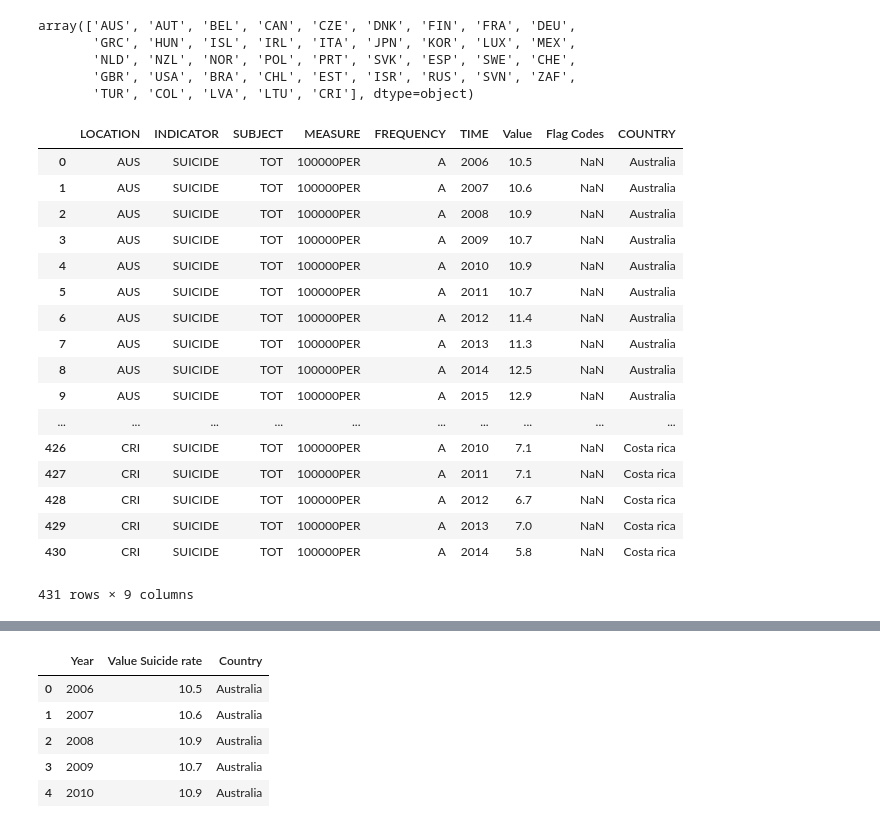
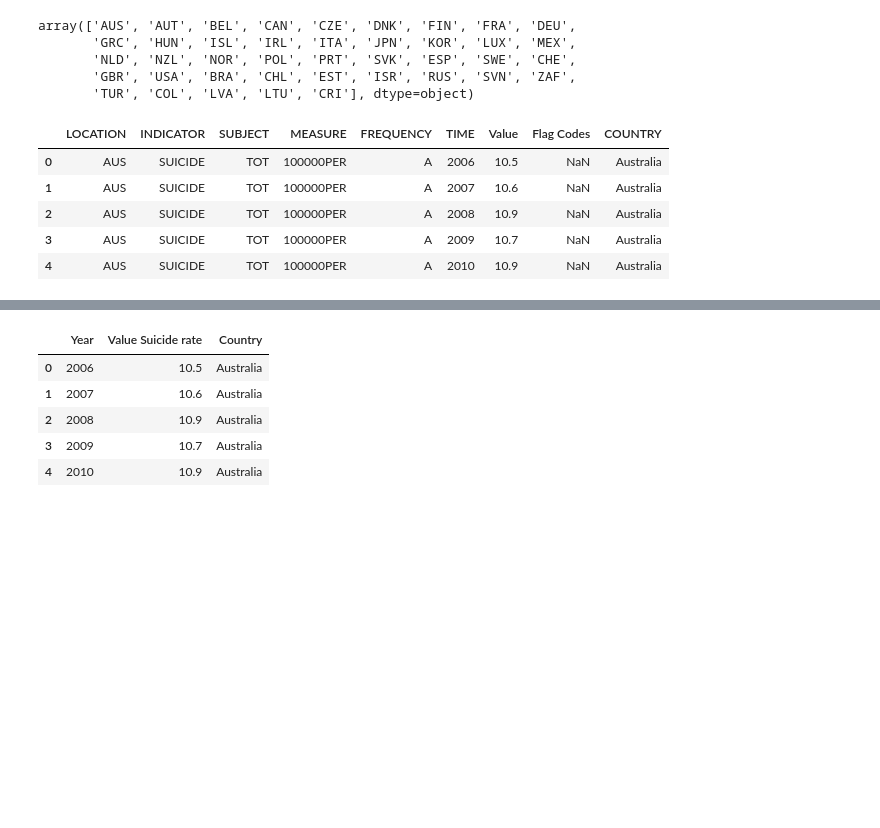
Before and after one commit to hackan98/DMML2019_Team_Nestle, a Jupyter notebook: code/Data_mining,_Project_group_Nestle.ipynb, the cells around one changed output, grey strips where cells are left out. Drawn from its saved outputs; the diff is of its cells as text; code cells hidden in the pictures; blank space fills up the shorter version.

```diff
--- a/code/Data_mining,_Project_group_Nestle.ipynb
+++ b/code/Data_mining,_Project_group_Nestle.ipynb
@@ -872,26 +720,14 @@ country4={
 }
 # %%
 df_TauxSuicide['COUNTRY'] = df_TauxSuicide['LOCATION'].map(country4)
-df_TauxSuicide
+df_TauxSuicide.head()
 # %% [output]
 |  | LOCATION | INDICATOR | SUBJECT | MEASURE | FREQUENCY | TIME | Value | Flag Codes | COUNTRY |
 | 0 | AUS | SUICIDE | TOT | 100000PER | A | 2006 | 10.5 | NaN | Australia |
 | 1 | AUS | SUICIDE | TOT | 100000PER | A | 2007 | 10.6 | NaN | Australia |
 | 2 | AUS | SUICIDE | TOT | 100000PER | A | 2008 | 10.9 | NaN | Australia |
 | 3 | AUS | SUICIDE | TOT | 100000PER | A | 2009 | 10.7 | NaN | Australia |
 | 4 | AUS | SUICIDE | TOT | 100000PER | A | 2010 | 10.9 | NaN | Australia |
-| 5 | AUS | SUICIDE | TOT | 100000PER | A | 2011 | 10.7 | NaN | Australia |
-| 6 | AUS | SUICIDE | TOT | 100000PER | A | 2012 | 11.4 | NaN | Australia |
-| 7 | AUS | SUICIDE | TOT | 100000PER | A | 2013 | 11.3 | NaN | Australia |
-| 8 | AUS | SUICIDE | TOT | 100000PER | A | 2014 | 12.5 | NaN | Australia |
-| 9 | AUS | SUICIDE | TOT | 100000PER | A | 2015 | 12.9 | NaN | Australia |
-| ... | ... | ... | ... | ... | ... | ... | ... | ... | ... |
-| 426 | CRI | SUICIDE | TOT | 100000PER | A | 2010 | 7.1 | NaN | Costa rica |
-| 427 | CRI | SUICIDE | TOT | 100000PER | A | 2011 | 7.1 | NaN | Costa rica |
-| 428 | CRI | SUICIDE | TOT | 100000PER | A | 2012 | 6.7 | NaN | Costa rica |
-| 429 | CRI | SUICIDE | TOT | 100000PER | A | 2013 | 7.0 | NaN | Costa rica |
-| 430 | CRI | SUICIDE | TOT | 100000PER | A | 2014 | 5.8 | NaN | Costa rica |
-431 rows × 9 columns
 # %%
 to_drop = ['LOCATION','INDICATOR', 'SUBJECT', 'MEASURE', 'FREQUENCY', 'Flag Codes']
 df_TauxSuicide.drop(to_drop, inplace=True, axis=1)
```
Also changed, not shown: parts of 71 cells of this notebook.
